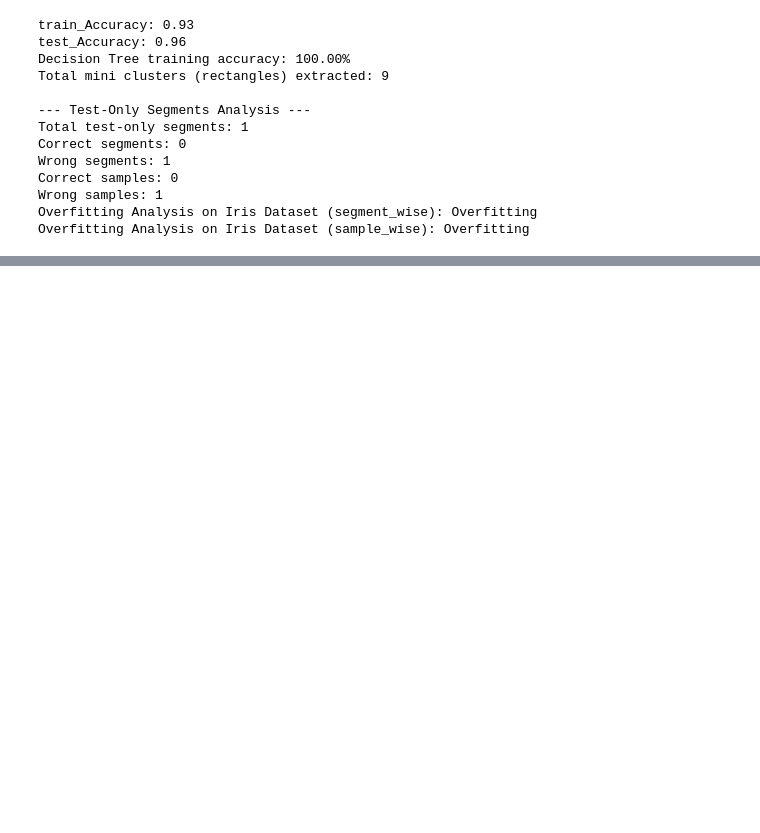
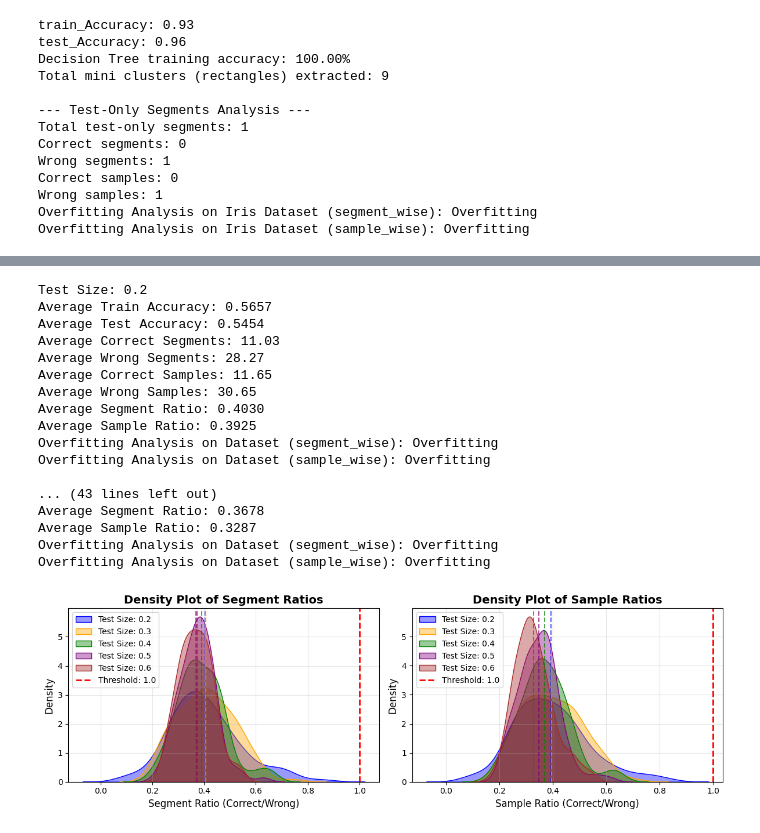
Before and after one commit to Mohammad-Shiblu/Dataset-Learning-Limit, a Jupyter notebook: notebooks/overfitting_analysis_segment_ratio.ipynb, the cells around one changed output, grey strips where cells are left out. Cells and saved outputs as stored; diff of their text form; code cells hidden in the pictures; blank space fills up the shorter version.

```diff
--- a/notebooks/overfitting_analysis_segment_ratio.ipynb
+++ b/notebooks/overfitting_analysis_segment_ratio.ipynb
@@ -403,0 +453,22 @@ Overfitting Analysis on wine-quality Dataset (sample_wise): Overfitting
+# %%
+# ------------------testing wine quality dataset------------------
+analyze_overfitting_across_test_sizes(df_wine, classifier_name="GaussianNB")
+# %% [output]
+Test Size: 0.2
+Average Train Accuracy: 0.5657
+Average Test Accuracy: 0.5454
+Average Correct Segments: 11.03
+Average Wrong Segments: 28.27
+Average Correct Samples: 11.65
+Average Wrong Samples: 30.65
+Average Segment Ratio: 0.4030
+Average Sample Ratio: 0.3925
+Overfitting Analysis on Dataset (segment_wise): Overfitting
+Overfitting Analysis on Dataset (sample_wise): Overfitting
+
+... (43 lines left out)
+Average Segment Ratio: 0.3678
+Average Sample Ratio: 0.3287
+Overfitting Analysis on Dataset (segment_wise): Overfitting
+Overfitting Analysis on Dataset (sample_wise): Overfitting
+[figure, added]
```
Also changed, not shown: parts of 10 cells of this notebook, 19 other files.
